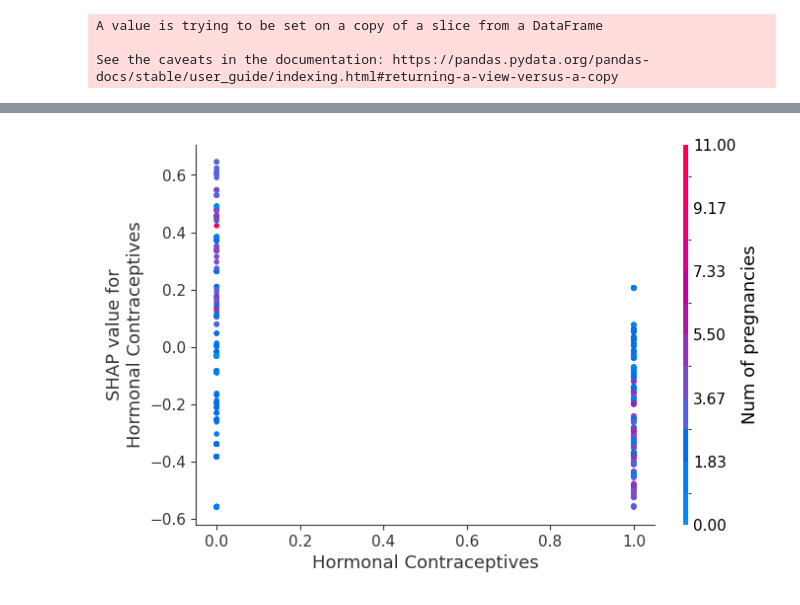
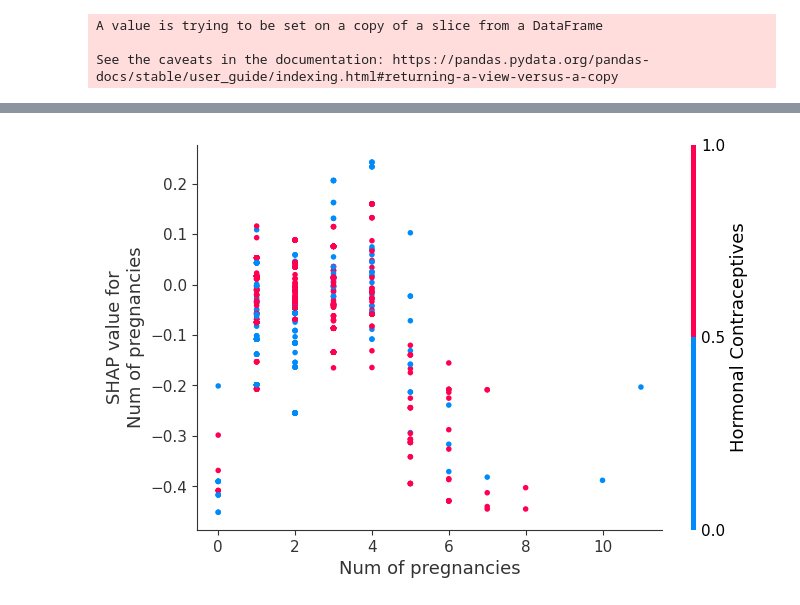
Before and after one commit to tozanni/hdw_interpretability, a Jupyter notebook: 03-Shap-Cervical-Cancer.ipynb, the cells around one changed output, grey strips where cells are left out. Drawn from its saved outputs; the diff is of its cells as text; code cells hidden in the pictures.

```diff
--- a/03-Shap-Cervical-Cancer.ipynb
+++ b/03-Shap-Cervical-Cancer.ipynb
@@ -153,0 +158,4 @@ shap.dependence_plot(0, shap_values[1], X)
+# %%
+explainer = shap.TreeExplainer(rf_model)
+shap_values = explainer.shap_values(X)
+shap.summary_plot(shap_values[1], X)
@@ -154,4 +165,4 @@ shap.dependence_plot(0, shap_values[1], X)
 # %%
-shap.dependence_plot(1, shap_values[1], X)
+shap.dependence_plot("Num of pregnancies", shap_values[1], X)
 # %% [output]
-[figure, old version]
+[figure, new version]
```
Also changed, not shown: parts of 7 cells of this notebook.
